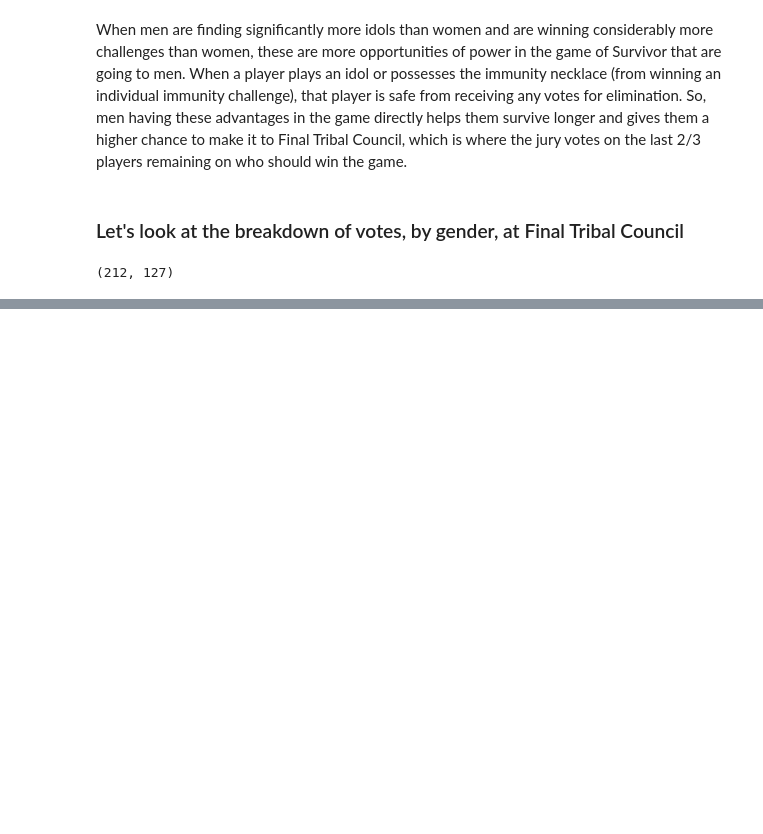
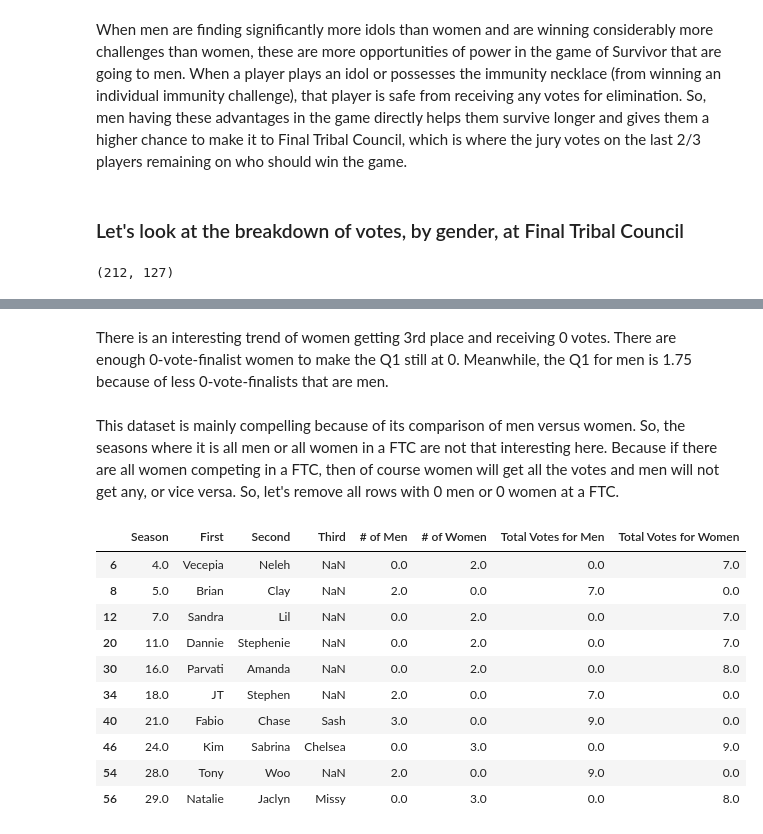
Before and after one commit to blakes5/upgraded-octo-memory, a Jupyter notebook: Midterm Project/messyMidtermFile.ipynb, the cells around one changed output, grey strips where cells are left out. Saved outputs shown, nothing was run; the diff lists cells and outputs as text; code cells hidden in the pictures; blank space fills up the shorter version.

```diff
--- a/Midterm Project/messyMidtermFile.ipynb
+++ b/Midterm Project/messyMidtermFile.ipynb
@@ -241,0 +302,19 @@ men_votes, women_votes
+# %% [markdown]
+There is an interesting trend of women getting 3rd place and receiving 0 votes. There are enough 0-vote-finalist women to make the Q1 still at 0. Meanwhile, the Q1 for men is 1.75 because of less 0-vote-finalists that are men.
+# %% [markdown]
+This dataset is mainly compelling because of its comparison of men versus women. So, the seasons where it is all men or all women in a FTC are not that interesting here. Because if there are all women competing in a FTC, then of course women will get all the votes and men will not get any, or vice versa. So, let's remove all rows with 0 men or 0 women at a FTC.
+# %%
+## Gives all the rows with 0 men or 0 women, which helps to make the list of the rows to remove
+votes_FTC[(votes_FTC['# of Men'] == 0) | (votes_FTC['# of Women'] == 0)]
+# %% [output]
+|  | Season | First | Second | Third | # of Men | # of Women | Total Votes for Men | Total Votes for Women |
+| 6 | 4.0 | Vecepia | Neleh | NaN | 0.0 | 2.0 | 0.0 | 7.0 |
+| 8 | 5.0 | Brian | Clay | NaN | 2.0 | 0.0 | 7.0 | 0.0 |
+| 12 | 7.0 | Sandra | Lil | NaN | 0.0 | 2.0 | 0.0 | 7.0 |
+| 20 | 11.0 | Dannie | Stephenie | NaN | 0.0 | 2.0 | 0.0 | 7.0 |
+| 30 | 16.0 | Parvati | Amanda | NaN | 0.0 | 2.0 | 0.0 | 8.0 |
+| 34 | 18.0 | JT | Stephen | NaN | 2.0 | 0.0 | 7.0 | 0.0 |
+| 40 | 21.0 | Fabio | Chase | Sash | 3.0 | 0.0 | 9.0 | 0.0 |
+| 46 | 24.0 | Kim | Sabrina | Chelsea | 0.0 | 3.0 | 0.0 | 9.0 |
+| 54 | 28.0 | Tony | Woo | NaN | 2.0 | 0.0 | 9.0 | 0.0 |
+| 56 | 29.0 | Natalie | Jaclyn | Missy | 0.0 | 3.0 | 0.0 | 8.0 |
```
Also changed, not shown: parts of 17 cells of this notebook.
